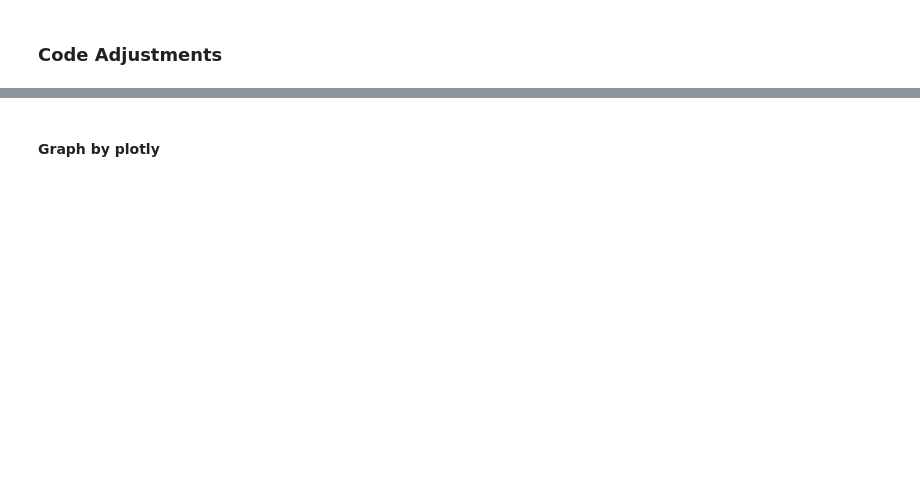
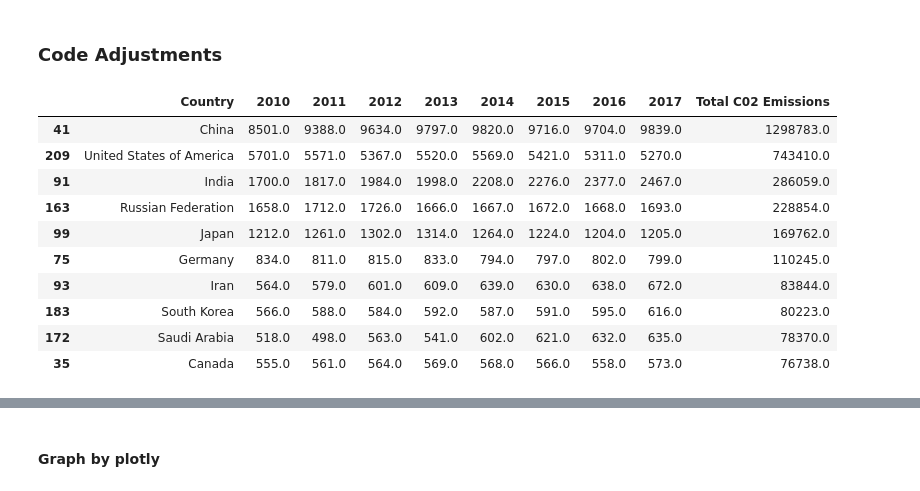
Before and after one commit to JosefinaAureaAmaro/00_Project_Python_DataAnalysis, a Jupyter notebook: CO2_Emissions by Countries.ipynb, the cells around one changed output, grey strips where cells are left out. Cells and saved outputs as stored; diff of their text form; code cells hidden in the pictures; blank space fills up the shorter version.

```diff
--- a/CO2_Emissions by Countries.ipynb
+++ b/CO2_Emissions by Countries.ipynb
@@ -116,15 +115,28 @@ plt.show()
 # %%
 #instead of choosing 10 countries I would have the data pull it for you
 
 #create total columns
-CO2data_df_2['Total C02 Emissions'] = CO2data_df_2.sum(axis = 1).round(0)
+CO2data_df_2['Total C02 Emissions'] = CO2data_df_2.sum(axis = 1)
 
 #drop NAN countries
 CO2data_totals_df = CO2data_df_2.dropna()
 
 #pull top 10
 CO2data_totals_df = CO2data_totals_df.sort_values(by ='Total C02 Emissions', ascending=False )
 CO2data_top_countries = CO2data_totals_df.head(10)
+CO2data_top_countries
+# %% [output]
+|  | Country | 2010 | 2011 | 2012 | 2013 | 2014 | 2015 | 2016 | 2017 | Total C02 Emissions |
+| 41 | China | 8501.0 | 9388.0 | 9634.0 | 9797.0 | 9820.0 | 9716.0 | 9704.0 | 9839.0 | 1298783.0 |
+| 209 | United States of America | 5701.0 | 5571.0 | 5367.0 | 5520.0 | 5569.0 | 5421.0 | 5311.0 | 5270.0 | 743410.0 |
+| 91 | India | 1700.0 | 1817.0 | 1984.0 | 1998.0 | 2208.0 | 2276.0 | 2377.0 | 2467.0 | 286059.0 |
+| 163 | Russian Federation | 1658.0 | 1712.0 | 1726.0 | 1666.0 | 1667.0 | 1672.0 | 1668.0 | 1693.0 | 228854.0 |
+| 99 | Japan | 1212.0 | 1261.0 | 1302.0 | 1314.0 | 1264.0 | 1224.0 | 1204.0 | 1205.0 | 169762.0 |
+| 75 | Germany | 834.0 | 811.0 | 815.0 | 833.0 | 794.0 | 797.0 | 802.0 | 799.0 | 110245.0 |
+| 93 | Iran | 564.0 | 579.0 | 601.0 | 609.0 | 639.0 | 630.0 | 638.0 | 672.0 | 83844.0 |
+| 183 | South Korea | 566.0 | 588.0 | 584.0 | 592.0 | 587.0 | 591.0 | 595.0 | 616.0 | 80223.0 |
+| 172 | Saudi Arabia | 518.0 | 498.0 | 563.0 | 541.0 | 602.0 | 621.0 | 632.0 | 635.0 | 78370.0 |
+| 35 | Canada | 555.0 | 561.0 | 564.0 | 569.0 | 568.0 | 566.0 | 558.0 | 573.0 | 76738.0 |
 # %%
 # edit top 10 countries for graphing
 CO2data_top_countries_edit = CO2data_top_countries.drop('Total C02 Emissions', axis=1)
```
Also changed, not shown: parts of 15 cells of this notebook.
